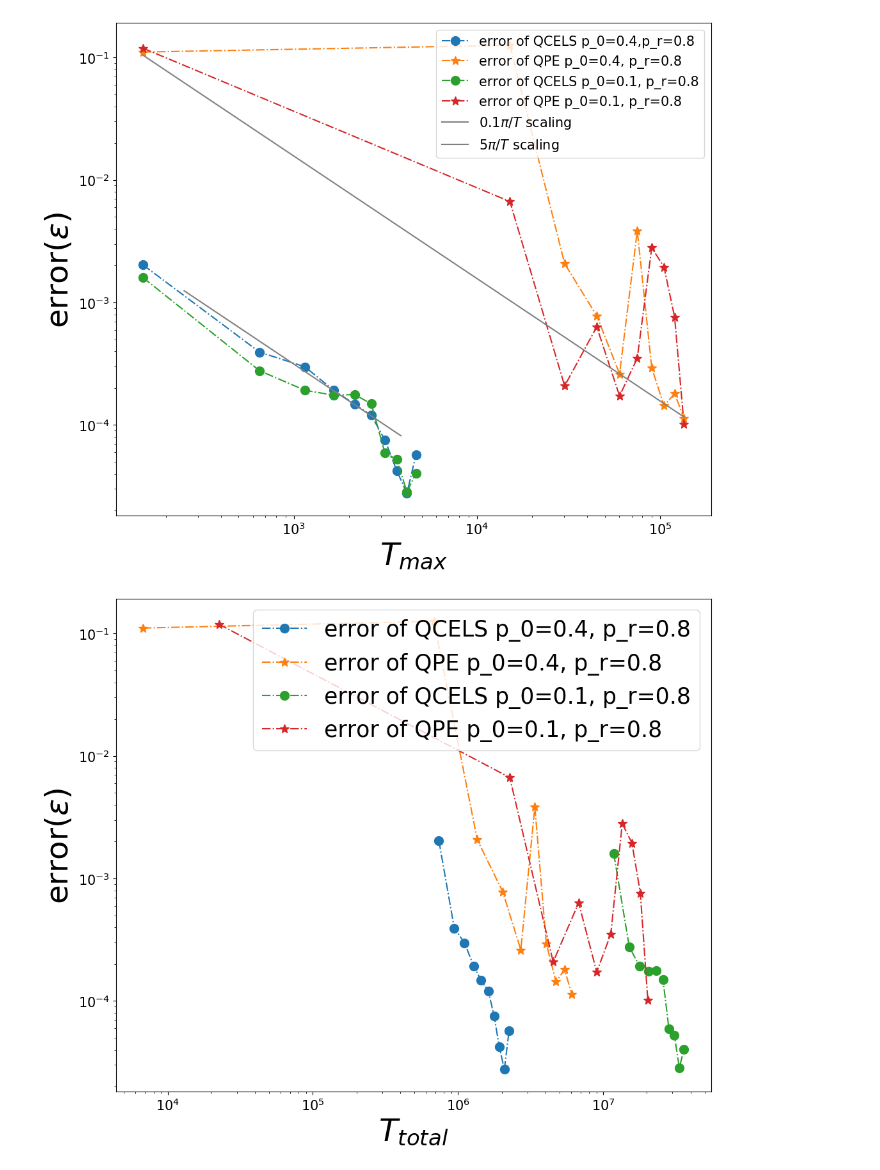
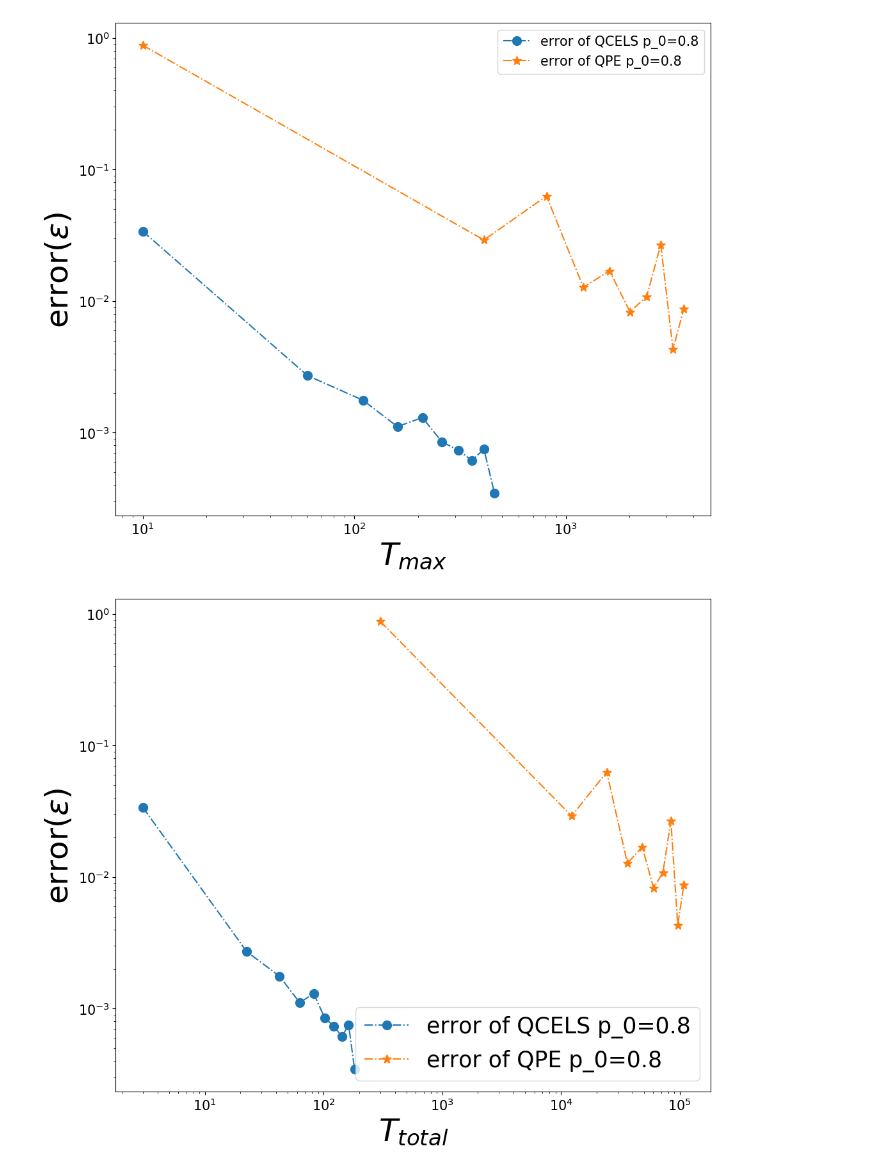
Before and after one commit to zhiyanding/QCELS, a Jupyter notebook: compare_QCELS_QPE_tfim_8sites.ipynb, the cells around one changed output. Saved outputs shown, nothing was run; the diff lists cells and outputs as text; code cells hidden in the pictures.

Commit message:
modify Ising and Hubbard

```diff
--- a/compare_QCELS_QPE_tfim_8sites.ipynb
+++ b/compare_QCELS_QPE_tfim_8sites.ipynb
@@ -44,12 +48,10 @@ spectrum, population = generate_spectrum_population(eigenenergies, population_ra
 # %%
-p0_array=np.array([0.4,0.1]) #overlap
-p1_array=np.array([0.1,0.025]) #overlap
-#relative population=0.8
-T0 = 2000
+p0_array = np.array([0.8])
+T0 = 100
 N_test_QCELS = 10  #number of QCELS test
 N_QPE = 10  #number of QPE test
-T_list_QCELS = 150+T0/4*(np.arange(N_test_QCELS))
-T_list_QPE = 150+T0*7.5*(np.arange(N_QPE))
+T_list_QCELS = 10+T0/2*(np.arange(N_test_QCELS))
+T_list_QPE = 10+T0*4*(np.arange(N_QPE))
 err_QCELS=np.zeros((len(p0_array),len(T_list_QCELS)))
 err_QPE=np.zeros((len(p0_array),len(T_list_QPE)))
 cost_list_avg_QCELS = np.zeros((len(p0_array),len(T_list_QCELS)))
@@ -63,27 +65,21 @@ err_thres_hold_QPE=0.01
 #-----------------------------
 for a1 in range(len(p0_array)):
     p0=p0_array[a1]
-    p1=p1_array[a1]
     n_success_QCELS= np.zeros(len(T_list_QCELS))
     n_success_QPE= np.zeros(len(T_list_QPE))
     for n_test in range(Navg):
         print("For p0=",p0,"For N_test=",n_test+1)
-        spectrum, population = generate_spectrum_population(eigenenergies, population_raw, p0,p1)
+        spectrum, population = generate_spectrum_population(eigenenergies,
+                population_raw, [p0])
         #------------------QCELS-----------------
-        # heuristic estimate of relative gap
-        rel_gap_idx = np.where(population>p0/2)[0][1]
-        rel_gap = spectrum[rel_gap_idx]-spectrum[0]
-        d=int(20/rel_gap)
-        print("d=", d, "rel_gap = ", rel_gap, "rel_overlap", p0/sum(population[0:(rel_gap_idx)]))
-        Nsample_rough=int(500/p0**2*np.log(d))
-        Nsample=int(30/p0**2*np.log(d))
+        Nsample=50
         for ix in range(len(T_list_QCELS)):
             T = T_list_QCELS[ix]
             NT = 5
-            err_tol_rough=rel_gap/4
+            lambda_prior = spectrum[0]
             ground_energy_estimate_QCELS, cost_list_avg_QCELS[a1,ix], max_T_QCELS[a1,ix] = \
-                    qcels_filtered(spectrum, population, T, NT, d, rel_gap, \
-                                    err_tol_rough, Nsample_rough, Nsample)
+                    qcels_largeoverlap(spectrum, population, T, NT,
+                            Nsample, lambda_prior)
             err_this_run_QCELS = np.abs(ground_energy_estimate_QCELS - spectrum[0])
             err_QCELS[a1,ix] = err_QCELS[a1,ix]+np.abs(err_this_run_QCELS)
             if np.abs(err_this_run_QCELS)<err_thres_hold:
@@ -132,29 +131,21 @@ print(rate_success_QCELS)
 print('QPE')
 print(rate_success_QPE)
 plt.figure(figsize=(12,10))
-plt.plot(T_list_QCELS,err_QCELS[0,:],linestyle="-.",marker="o",label="error of QCELS p_0=0.4,p_r=0.8")
-plt.plot(T_list_QPE,err_QPE[0,:],linestyle="-.",marker="*",label="error of QPE p_0=0.4, p_r=0.8")
-plt.plot(T_list_QCELS,err_QCELS[1,:],linestyle="-.",marker="o",label="error of QCELS p_0=0.1, p_r=0.8")
-plt.plot(T_list_QPE,err_QPE[1,:],linestyle="-.",marker="*",label="error of QPE p_0=0.1, p_r=0.8")
-plt.plot(max_T_QCELS[0,:],0.1*np.pi/max_T_QCELS[0,:],linestyle="-",color="grey",label="$0.1\pi/T$ scaling")
-plt.plot(T_list_QPE,5*np.pi/T_list_QPE,linestyle="-",color="grey",label="$5\pi/T$ scaling")
+plt.plot(T_list_QCELS,err_QCELS[0,:],linestyle="-.",marker="o",label="error of QCELS p_0=0.8")
+plt.plot(T_list_QPE,err_QPE[0,:],linestyle="-.",marker="*",label="error of QPE p_0=0.8")
 plt.xlabel("$T_{max}$",fontsize=35)
 plt.ylabel("error($\epsilon$)",fontsize=35)
 plt.xscale("log")
 plt.yscale("log")
 plt.legend()
-plt.savefig('Hubbard_depth_4.pdf')
 plt.figure(figsize=(12,10))
-plt.plot(cost_list_avg_QCELS[0,:],err_QCELS[0,:],linestyle="-.",marker="o",label="error of QCELS p_0=0.4, p_r=0.8")
-plt.plot(cost_list_avg_QPE[0,:],err_QPE[0,:],linestyle="-.",marker="*",label="error of QPE p_0=0.4, p_r=0.8")
-plt.plot(cost_list_avg_QCELS[1,:],err_QCELS[1,:],linestyle="-.",marker="o",label="error of QCELS p_0=0.1, p_r=0.8")
-plt.plot(cost_list_avg_QPE[1,:],err_QPE[1,:],linestyle="-.",marker="*",label="error of QPE p_0=0.1, p_r=0.8")
+plt.plot(cost_list_avg_QCELS[0,:],err_QCELS[0,:],linestyle="-.",marker="o",label="error of QCELS p_0=0.8")
+plt.plot(cost_list_avg_QPE[0,:],err_QPE[0,:],linestyle="-.",marker="*",label="error of QPE p_0=0.8")
 plt.xlabel("$T_{total}$",fontsize=35)
 plt.ylabel("error($\epsilon$)",fontsize=35)
 plt.xscale("log")
 plt.yscale("log")
 plt.legend(fontsize=25)
-plt.savefig('Hubbard_cost_4.pdf')
 plt.show()
 # %% [output]
 QCELS
@@ -166,2 +155,2 @@ QPE
-[figure, old version]
+[figure, new version]
-[figure, old version]
+[figure, new version]
```
Also changed, not shown: parts of 3 cells of this notebook, 4 other files.
